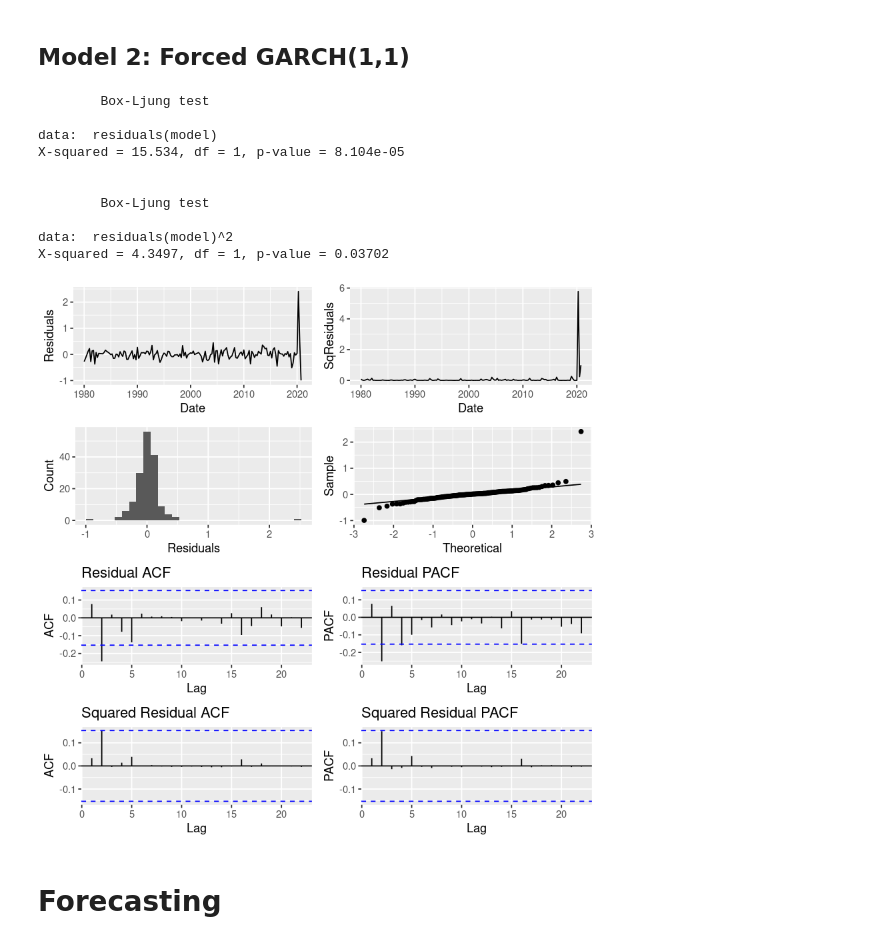
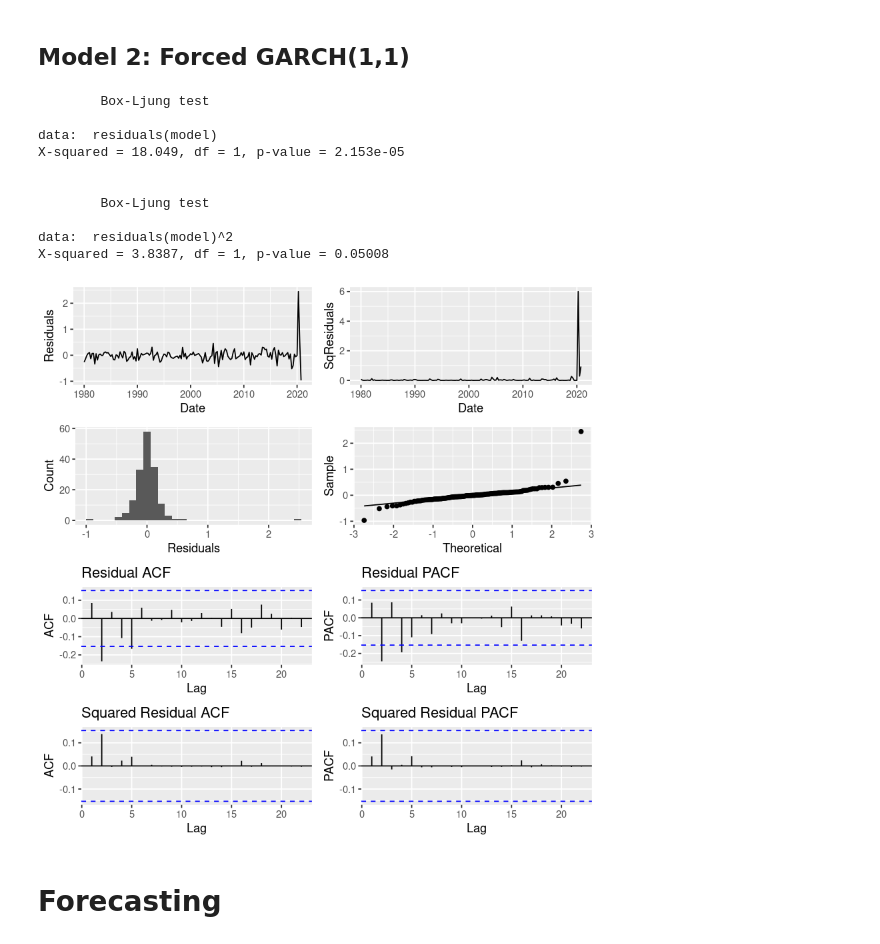
Before and after one commit to mattbbernstein/homeownership-project-f22isye6402-13, a Jupyter notebook: Notebooks/Splines-Cascading.ipynb, the cells around one changed output. Saved outputs shown, nothing was run; the diff lists cells and outputs as text; code cells hidden in the pictures.

```diff
--- a/Notebooks/Splines-Cascading.ipynb
+++ b/Notebooks/Splines-Cascading.ipynb
@@ -89,7 +89,7 @@ X-squared = 1.0712, df = 1, p-value = 0.3007
 # %% [markdown]
 # Training ARMA-GARCH
 # %%
-ugarch_comp <- find_best_ugarch(splines_residuals$Residuals, best_order[1], best_order[3], 0:5, 0:5, 0:2, 0:2, test_size = 0)
+ugarch_comp <- find_best_ugarch(splines_residuals$Residuals, best_order[1], best_order[3], 0:5, 0:5, 0:2, 0:2, test_size = test_split)
 head(ugarch_comp$Final)
 # %% [output]
 A data.frame: 6 × 5
@@ -126,23 +126,24 @@ X-squared = 3.5371, df = 1, p-value = 0.06001
 # %% [markdown]
 ## Model 2: Forced GARCH(1,1)
 # %%
-spec2 <- ugarchspec(variance.model=list(garchOrder=c(1,1)),
-                     mean.model=list(armaOrder=c(best_order[1:2]),
+best_order2 <- ugarch_comp$Final[2,1:4] %>% as.numeric
+spec2 <- ugarchspec(variance.model=list(garchOrder=c(best_order2[3:4])),
+                     mean.model=list(armaOrder=c(best_order2[1:2]),
                                      include.mean=T), distribution.model="std")
 ugarch_model2 <- ugarchfit(spec2, splines_residuals$Residuals, solver = 'hybrid', out.sample = test_split)
 residual_analysis(ugarch_model2, train$Date)
 box_tests(ugarch_model2, sum(best_order))
 # %% [output]
         Box-Ljung test
 
 data:  residuals(model)
-X-squared = 15.534, df = 1, p-value = 8.104e-05
+X-squared = 18.049, df = 1, p-value = 2.153e-05
 
 
         Box-Ljung test
 
 data:  residuals(model)^2
-X-squared = 4.3497, df = 1, p-value = 0.03702
+X-squared = 3.8387, df = 1, p-value = 0.05008
-[figure, old version]
+[figure, new version]
 # %% [markdown]
 # Forecasting
```
Also changed, not shown: parts of 6 cells of this notebook, 4 other files.
